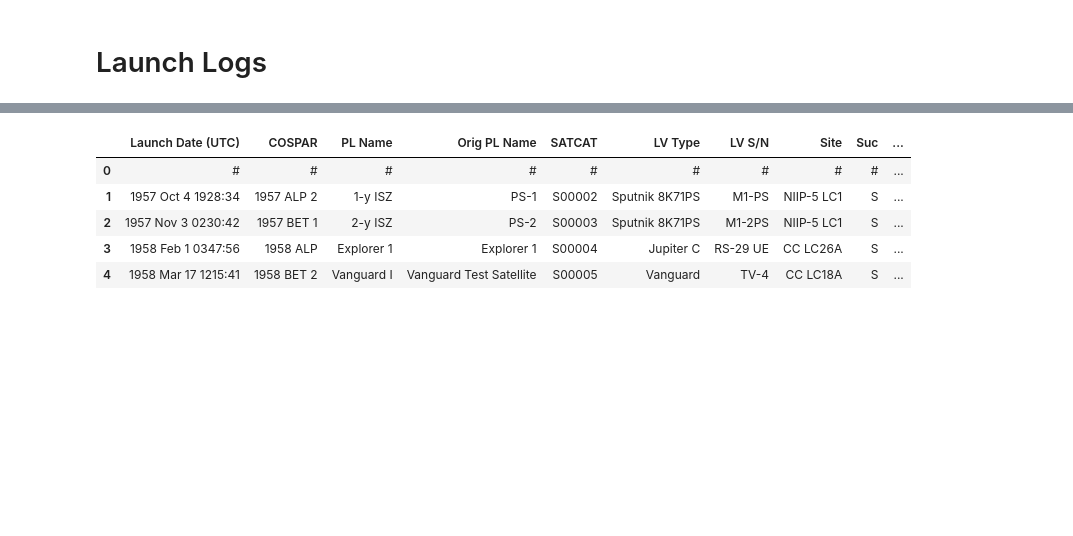
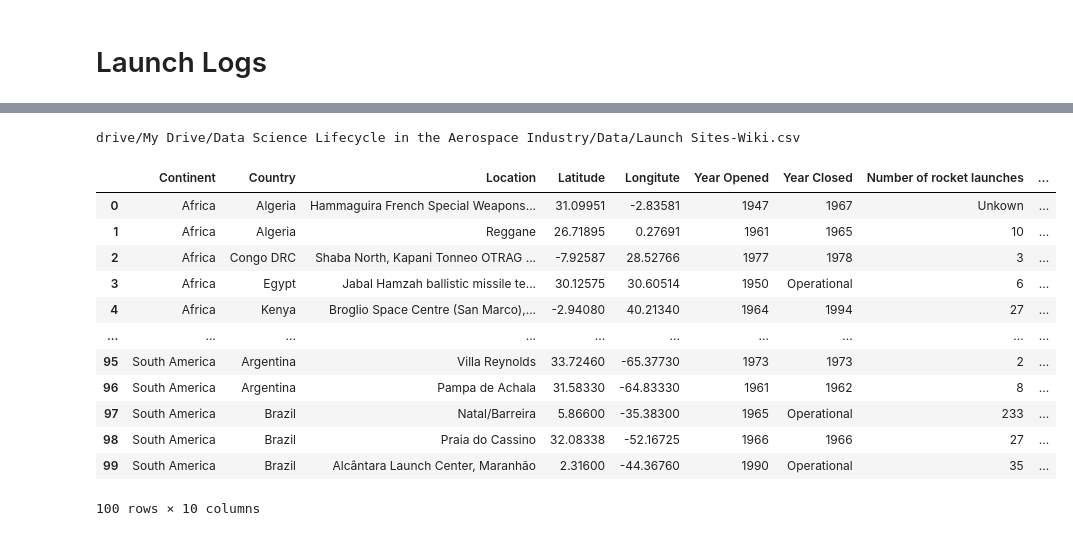
Before and after one commit to GateraGael/Data-Science-Life-Cycle-Global-Rocket-Launch-Study, a Jupyter notebook: Aerospace_Launch_Business_Data_Analysis.ipynb, the cells around one changed output, grey strips where cells are left out. Cells and saved outputs as stored; diff of their text form; code cells hidden in the pictures; blank space fills up the shorter version.

```diff
--- a/Aerospace_Launch_Business_Data_Analysis.ipynb
+++ b/Aerospace_Launch_Business_Data_Analysis.ipynb
@@ -849,10 +983,22 @@ Saving launchlogy.csv to launchlogy.csv
-# %%
-launchFiles = pd.read_csv('launchlogy.csv')
-launchFiles.head()
-# %% [output]
-|  | Launch Date (UTC) | COSPAR | PL Name | Orig PL Name | SATCAT | LV Type | LV S/N | Site | Suc | ... |
-| 0 | # | # | # | # | # | # | # | # | # | ... |
-| 1 | 1957 Oct 4 1928:34 | 1957 ALP 2 | 1-y ISZ | PS-1 | S00002 | Sputnik 8K71PS | M1-PS | NIIP-5 LC1 | S | ... |
-| 2 | 1957 Nov 3 0230:42 | 1957 BET 1 | 2-y ISZ | PS-2 | S00003 | Sputnik 8K71PS | M1-2PS | NIIP-5 LC1 | S | ... |
-| 3 | 1958 Feb 1 0347:56 | 1958 ALP | Explorer 1 | Explorer 1 | S00004 | Jupiter C | RS-29 UE | CC LC26A | S | ... |
-| 4 | 1958 Mar 17 1215:41 | 1958 BET 2 | Vanguard I | Vanguard Test Satellite | S00005 | Vanguard | TV-4 | CC LC18A | S | ... |
+# %%
+print(launch_log_file)
+# %% [output]
+drive/My Drive/Data Science Lifecycle in the Aerospace Industry/Data/Launch Sites-Wiki.csv
+# %%
+launch_log_file = Data + '/Launch Sites-Wiki.xlsx'
+launchFiles = pd.read_excel(launch_log_file)
+launchFiles.head(100)
+# %% [output]
+|  | Continent | Country | Location | Latitude | Longitute | Year Opened | Year Closed | Number of rocket launches | ... |
+| 0 | Africa | Algeria | Hammaguira French Special Weapons... | 31.09951 | -2.83581 | 1947 | 1967 | Unkown | ... |
+| 1 | Africa | Algeria | Reggane | 26.71895 | 0.27691 | 1961 | 1965 | 10 | ... |
+| 2 | Africa | Congo DRC | Shaba North, Kapani Tonneo OTRAG ... | -7.92587 | 28.52766 | 1977 | 1978 | 3 | ... |
+| 3 | Africa | Egypt | Jabal Hamzah ballistic missile te... | 30.12575 | 30.60514 | 1950 | Operational | 6 | ... |
+| 4 | Africa | Kenya | Broglio Space Centre (San Marco),... | -2.94080 | 40.21340 | 1964 | 1994 | 27 | ... |
+| ... | ... | ... | ... | ... | ... | ... | ... | ... | ... |
+| 95 | South America | Argentina | Villa Reynolds | 33.72460 | -65.37730 | 1973 | 1973 | 2 | ... |
+| 96 | South America | Argentina | Pampa de Achala | 31.58330 | -64.83330 | 1961 | 1962 | 8 | ... |
+| 97 | South America | Brazil | Natal/Barreira | 5.86600 | -35.38300 | 1965 | Operational | 233 | ... |
+| 98 | South America | Brazil | Praia do Cassino | 32.08338 | -52.16725 | 1966 | 1966 | 27 | ... |
+| 99 | South America | Brazil | Alcântara Launch Center, Maranhão | 2.31600 | -44.36760 | 1990 | Operational | 35 | ... |
+100 rows × 10 columns
```
Also changed, not shown: parts of 59 cells of this notebook.
